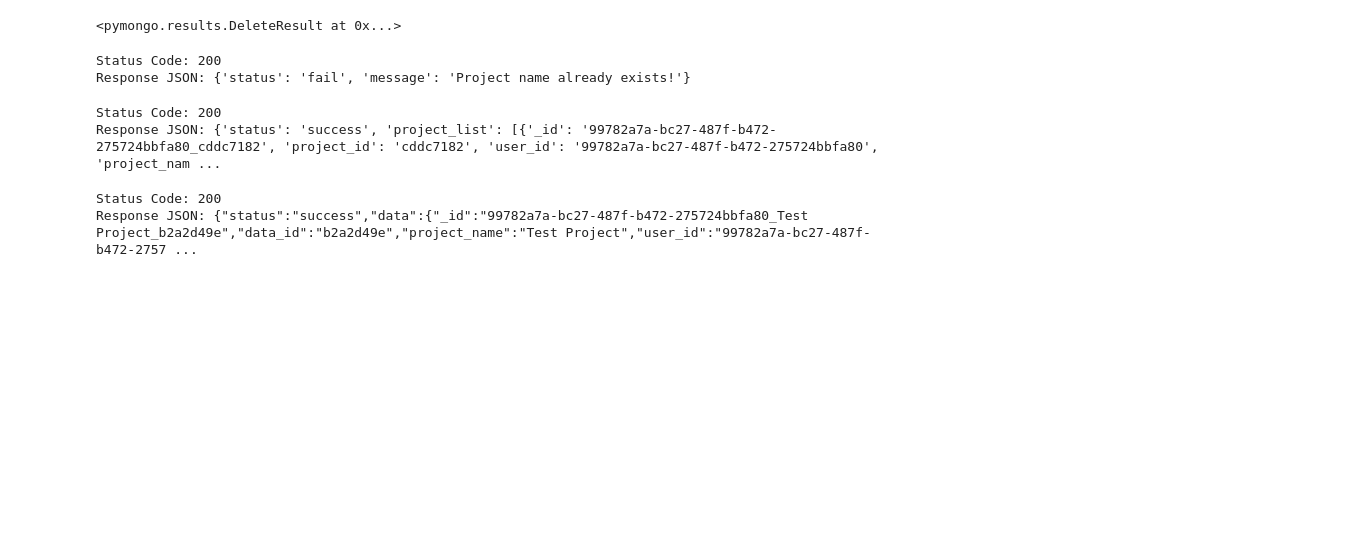
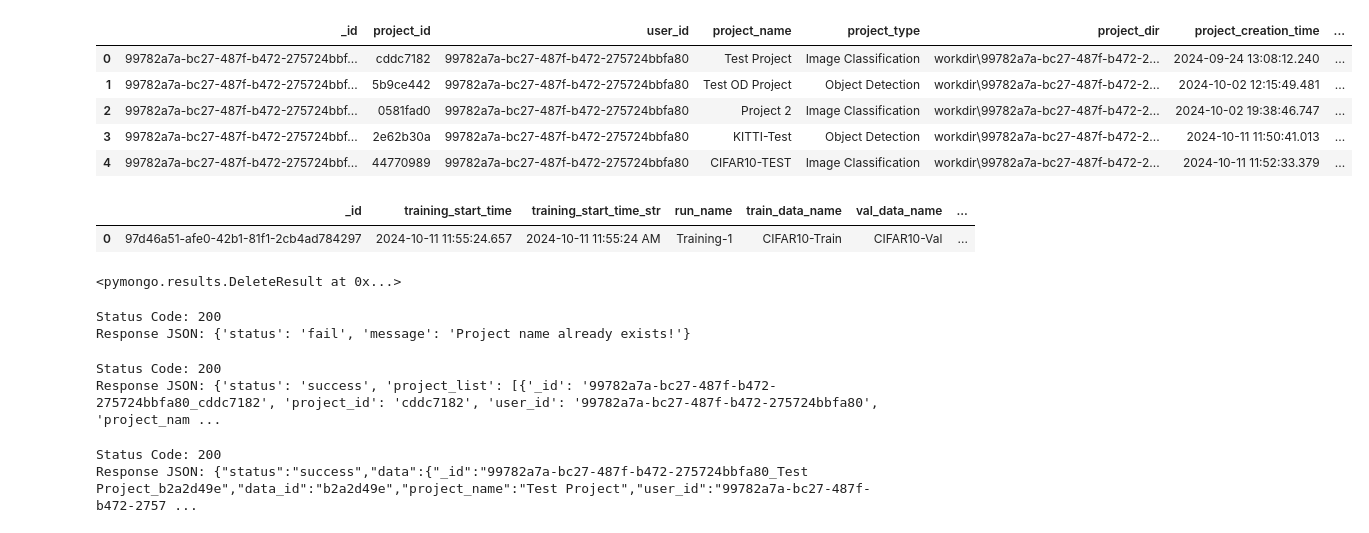
Before and after one commit to sarkarsachin57/ZELLA, a Jupyter notebook: backend/test.ipynb, the cells around one changed output. Saved outputs shown, nothing was run; the diff lists cells and outputs as text; code cells hidden in the pictures; blank space fills up the shorter version.

```diff
--- a/backend/test.ipynb
+++ b/backend/test.ipynb
@@ -34,6 +30,20 @@ Logging Resourse Usage - end of initials.py
 GPU 0: 0 MiB / 6144 MiB
 gpu_memory : {0: 0}
 initials.py - end of initials.py
+# %%
+pd.DataFrame(mongodb["projects"].find())
+# %% [output]
+|  | _id | project_id | user_id | project_name | project_type | project_dir | project_creation_time | ... |
+| 0 | 99782a7a-bc27-487f-b472-275724bbf... | cddc7182 | 99782a7a-bc27-487f-b472-275724bbfa80 | Test Project | Image Classification | workdir\99782a7a-bc27-487f-b472-2... | 2024-09-24 13:08:12.240 | ... |
+| 1 | 99782a7a-bc27-487f-b472-275724bbf... | 5b9ce442 | 99782a7a-bc27-487f-b472-275724bbfa80 | Test OD Project | Object Detection | workdir\99782a7a-bc27-487f-b472-2... | 2024-10-02 12:15:49.481 | ... |
+| 2 | 99782a7a-bc27-487f-b472-275724bbf... | 0581fad0 | 99782a7a-bc27-487f-b472-275724bbfa80 | Project 2 | Image Classification | workdir\99782a7a-bc27-487f-b472-2... | 2024-10-02 19:38:46.747 | ... |
+| 3 | 99782a7a-bc27-487f-b472-275724bbf... | 2e62b30a | 99782a7a-bc27-487f-b472-275724bbfa80 | KITTI-Test | Object Detection | workdir\99782a7a-bc27-487f-b472-2... | 2024-10-11 11:50:41.013 | ... |
+| 4 | 99782a7a-bc27-487f-b472-275724bbf... | 44770989 | 99782a7a-bc27-487f-b472-275724bbfa80 | CIFAR10-TEST | Image Classification | workdir\99782a7a-bc27-487f-b472-2... | 2024-10-11 11:52:33.379 | ... |
+# %%
+pd.DataFrame(mongodb['run_records'].find({"project_name" : "CIFAR10-TEST"}))
+# %% [output]
+|  | _id | training_start_time | training_start_time_str | run_name | train_data_name | val_data_name | ... |
+| 0 | 97d46a51-afe0-42b1-81f1-2cb4ad784297 | 2024-10-11 11:55:24.657 | 2024-10-11 11:55:24 AM | Training-1 | CIFAR10-Train | CIFAR10-Val | ... |
 # %%
 mongodb["projects"].delete_many({})
 # %% [output]
```
Also changed, not shown: parts of 1 cell of this notebook, 4 other files.
